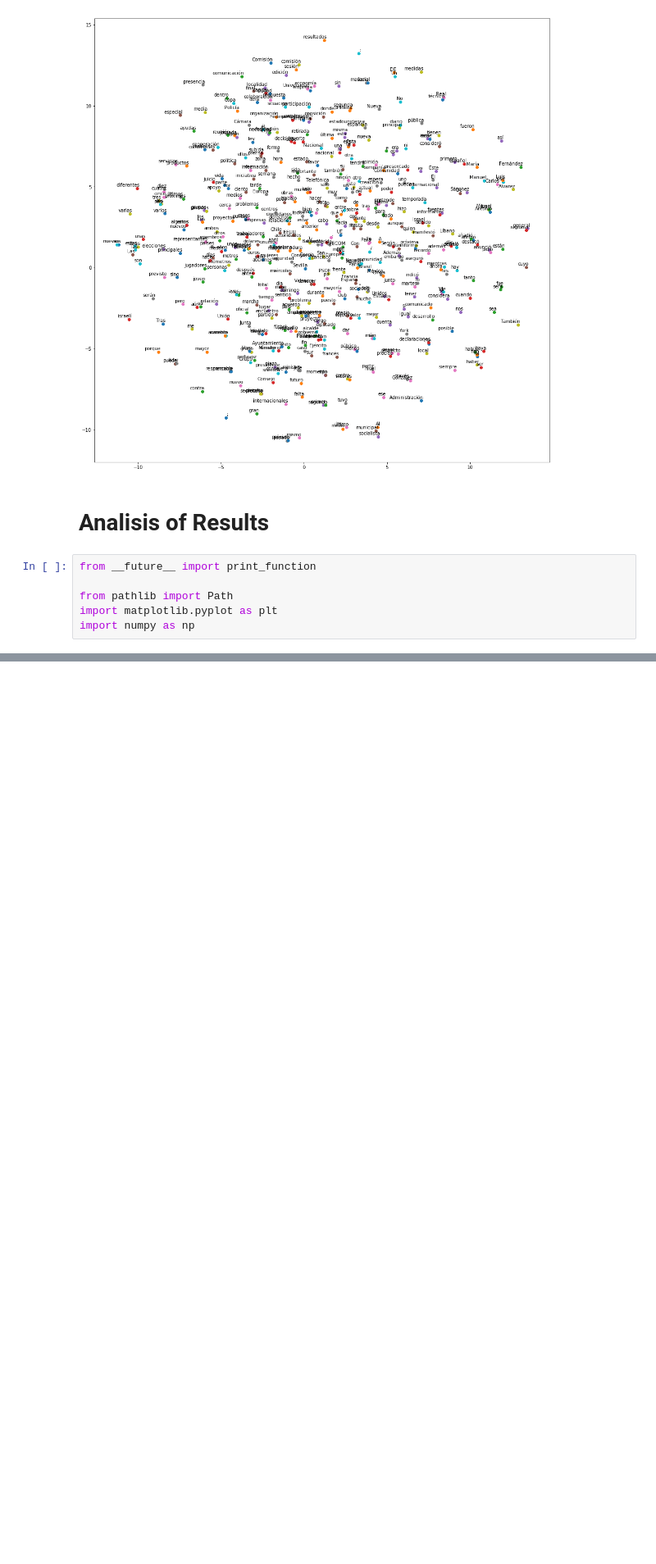
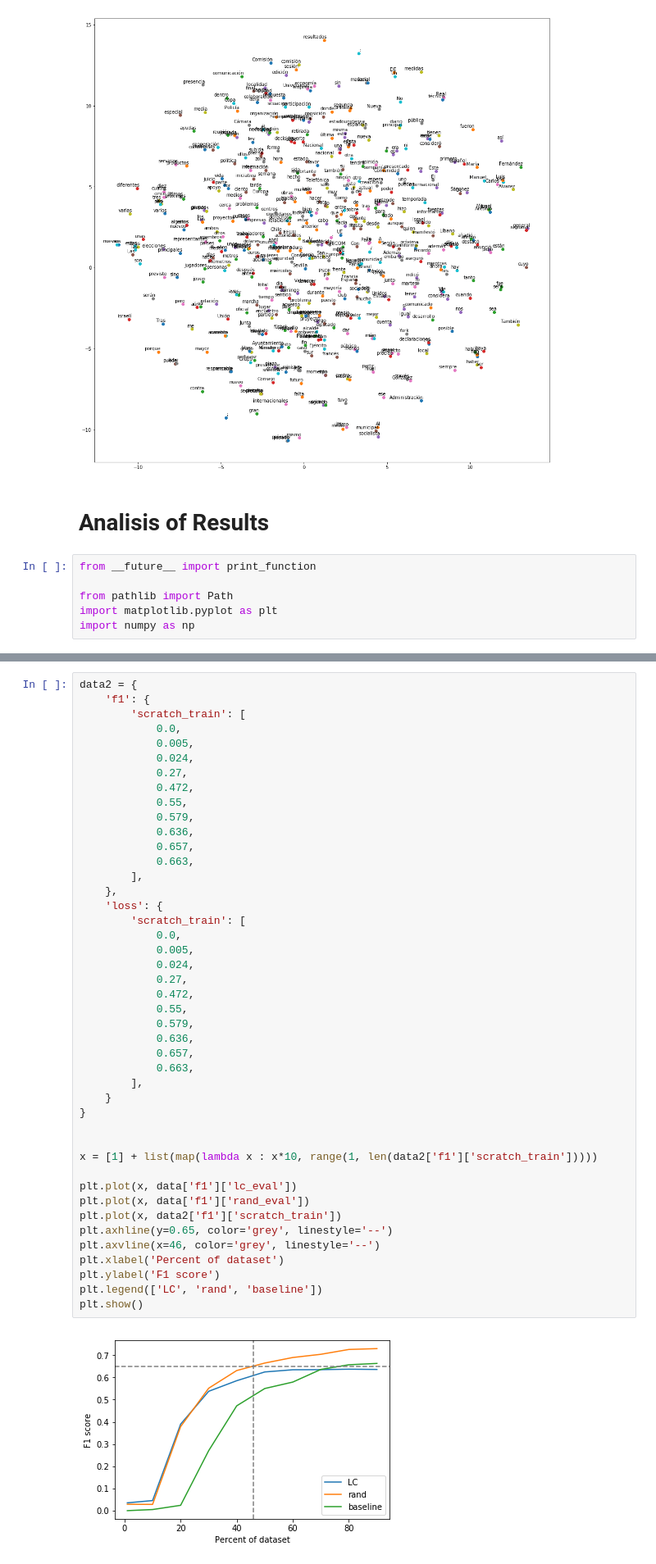
Before and after one commit to bastiancy/mlnd-capstone, a Jupyter notebook: data_analisys.ipynb, the cells around one changed output, grey strips where cells are left out. Shown at 82% size. Saved outputs shown, nothing was run; the diff lists cells and outputs as text; blank space fills up the shorter version.

```diff
--- a/data_analisys.ipynb
+++ b/data_analisys.ipynb
@@ -478,0 +550,46 @@ plt.show()
+# %%
+data2 = {
+    'f1': {
+        'scratch_train': [
+            0.0,
+            0.005,
+            0.024,
+            0.27,
+            0.472,
+            0.55,
+            0.579,
+            0.636,
+            0.657,
+            0.663,
+        ],
+    },
+    'loss': {
+        'scratch_train': [
+            0.0,
+            0.005,
+            0.024,
+            0.27,
+            0.472,
+            0.55,
+            0.579,
+            0.636,
+            0.657,
+            0.663,
+        ],
+    }
+}
+
+
+x = [1] + list(map(lambda x : x*10, range(1, len(data2['f1']['scratch_train']))))
+
+plt.plot(x, data['f1']['lc_eval'])
+plt.plot(x, data['f1']['rand_eval'])
+plt.plot(x, data2['f1']['scratch_train'])
+plt.axhline(y=0.65, color='grey', linestyle='--')
+plt.axvline(x=46, color='grey', linestyle='--')
+plt.xlabel('Percent of dataset')
+plt.ylabel('F1 score')
+plt.legend(['LC', 'rand', 'baseline'])
+plt.show()
+# %% [output]
+[figure, added]
```
Also changed, not shown: parts of 6 cells of this notebook, 9 other files.
